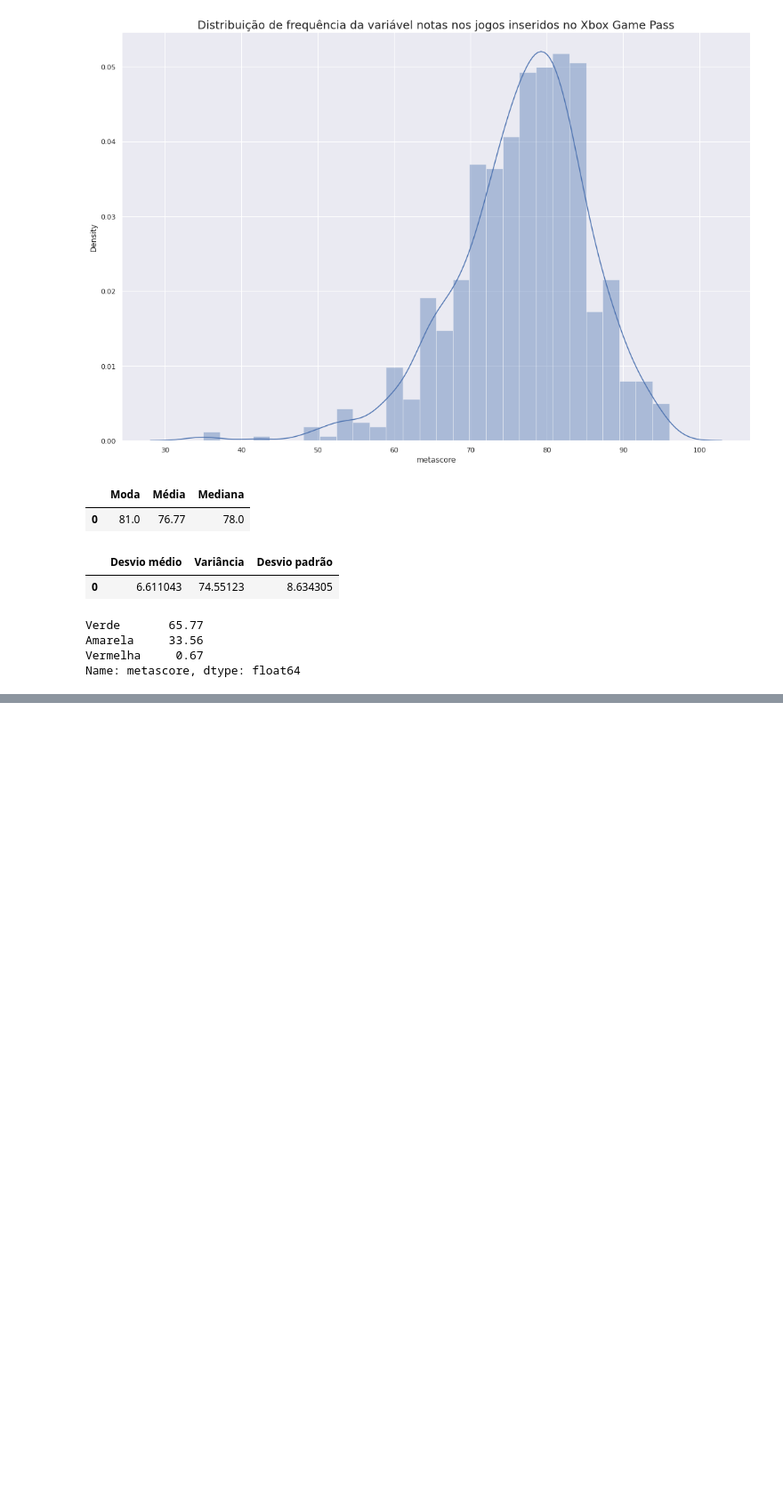
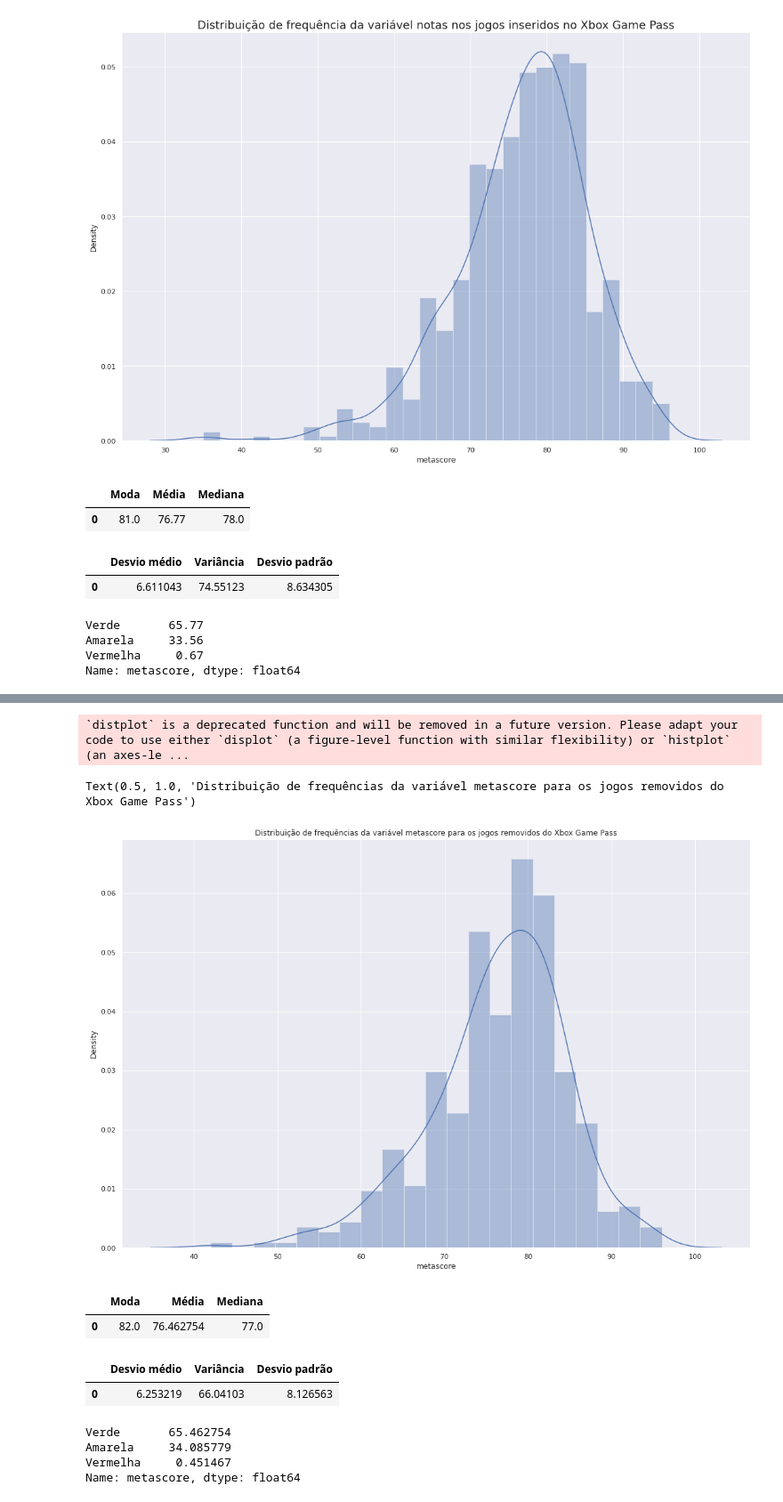
Before and after one commit to DamodaraBarbosa/xbox_game_pass_analisys, a Jupyter notebook: Statistical_Analisys_Xbox_Game_Pass.ipynb, the cells around one changed output, grey strips where cells are left out. Shown at 89% size. Drawn from its saved outputs; the diff is of its cells as text; code cells hidden in the pictures; blank space fills up the shorter version.

```diff
--- a/Statistical_Analisys_Xbox_Game_Pass.ipynb
+++ b/Statistical_Analisys_Xbox_Game_Pass.ipynb
@@ -560,0 +652,5 @@ Name: metascore, dtype: float64
+# %%
+# estatísticas descritivas:
+
+metascore_removed = gamepass.query('status == "Removed"')['metascore']
+metascore_removed.describe()
@@ -560,0 +689,35 @@ Name: metascore, dtype: float64
+# %%
+# distribuição de frequências:
+
+ax = sns.distplot(metascore_removed)
+ax.set_title('Distribuição de frequências da variável metascore para os jogos removidos do Xbox Game Pass')
+# %% [output]
+`distplot` is a deprecated function and will be removed in a future version. Please adapt your code to use either `displot` (a figure-level function with similar flexibility) or `histplot` (an axes-le ...
+Text(0.5, 1.0, 'Distribuição de frequências da variável metascore para os jogos removidos do Xbox Game Pass')
+[figure, added]
+# %%
+# média, mediana e moda:
+
+pd.DataFrame({'Moda': metascore_removed.mode(), 'Média': metascore_removed.mean(), 'Mediana': metascore_removed.median()})
+# %% [output]
+|  | Moda | Média | Mediana |
+| 0 | 82.0 | 76.462754 | 77.0 |
+# %%
+# desvio médio, variância e desvio padrão:
+
+pd.DataFrame({'Desvio médio': metascore_removed.mad(),
+              'Variância': metascore_removed.var(),
+              'Desvio padrão': metascore_removed.std()},
+             index= [0])
+# %% [output]
+|  | Desvio médio | Variância | Desvio padrão |
+| 0 | 6.253219 | 66.04103 | 8.126563 |
+# %%
+# porcentagem de jogos nas categorias vermelha, amarela e verde do metacritic:
+
+pd.cut(metascore_removed, bins= bins, labels= labels, right= False).value_counts(normalize= True) * 100
+# %% [output]
+Verde       65.462754
+Amarela     34.085779
+Vermelha     0.451467
+Name: metascore, dtype: float64
```
Also changed, not shown: parts of 25 cells of this notebook.
